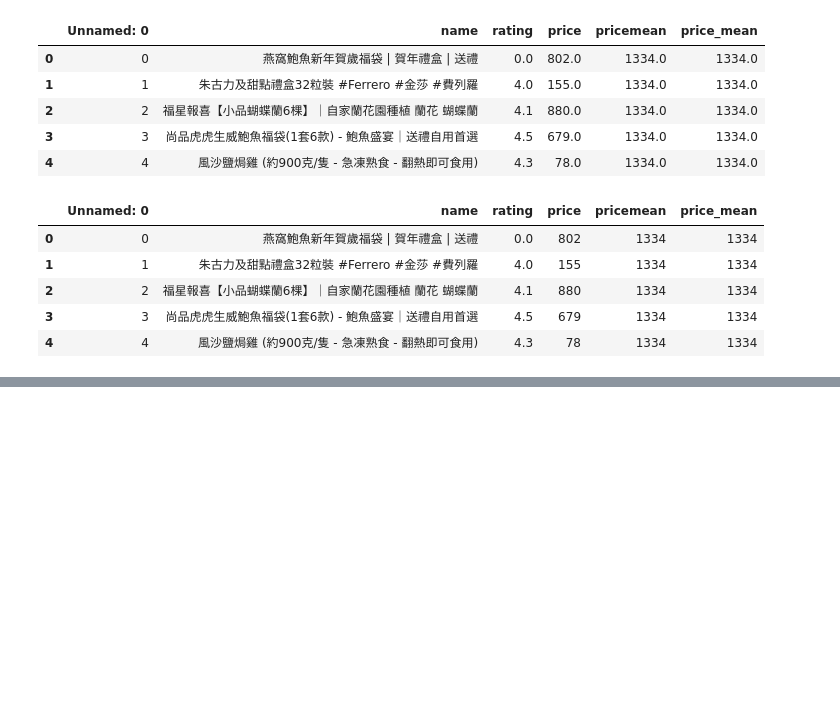
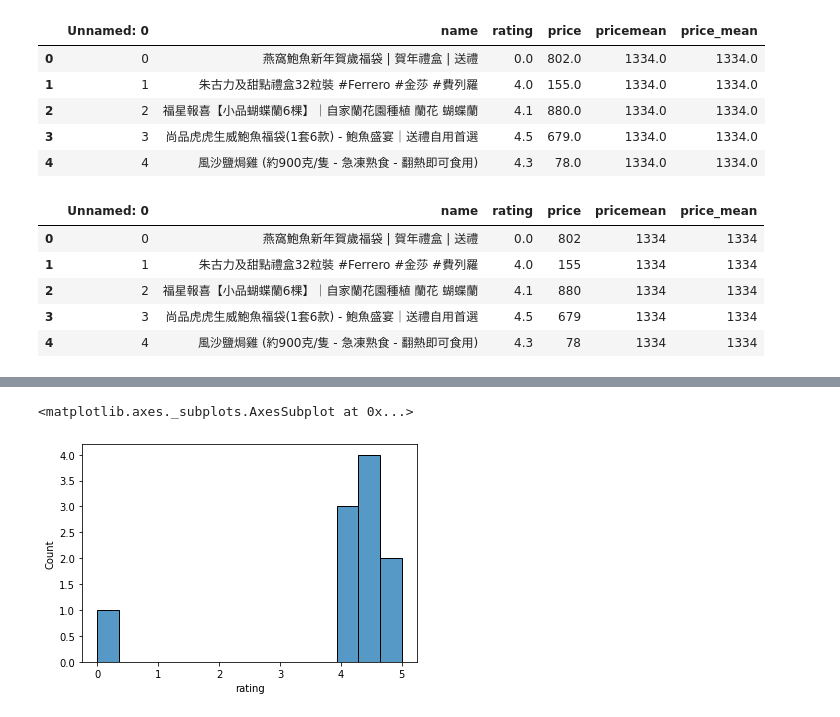
Before and after one commit to hkbu-kennycheng/comp3925, a Jupyter notebook: lab2_essential_python_module_for_data_analysis.ipynb, the cells around one changed output, grey strips where cells are left out. Drawn from its saved outputs; the diff is of its cells as text; code cells hidden in the pictures; blank space fills up the shorter version.

```diff
--- a/lab2_essential_python_module_for_data_analysis.ipynb
+++ b/lab2_essential_python_module_for_data_analysis.ipynb
@@ -812,0 +820,4 @@ df.head()
+# %%
+#@title Apply cumulative sum using numpy
+df.at[:,'price_csum'] = df.apply(np.cumsum)
+df.head()
@@ -812,0 +843,2 @@ df.head()
+# %%
+df['bags_word'] = df['name'].str.count('福袋')
@@ -856,0 +909,5 @@ jsondf.head()
+# %%
+sns.histplot(data=df, x="rating")
+# %% [output]
+<matplotlib.axes._subplots.AxesSubplot at 0x...>
+[figure, added]
```
Also changed, not shown: parts of 19 cells of this notebook.
